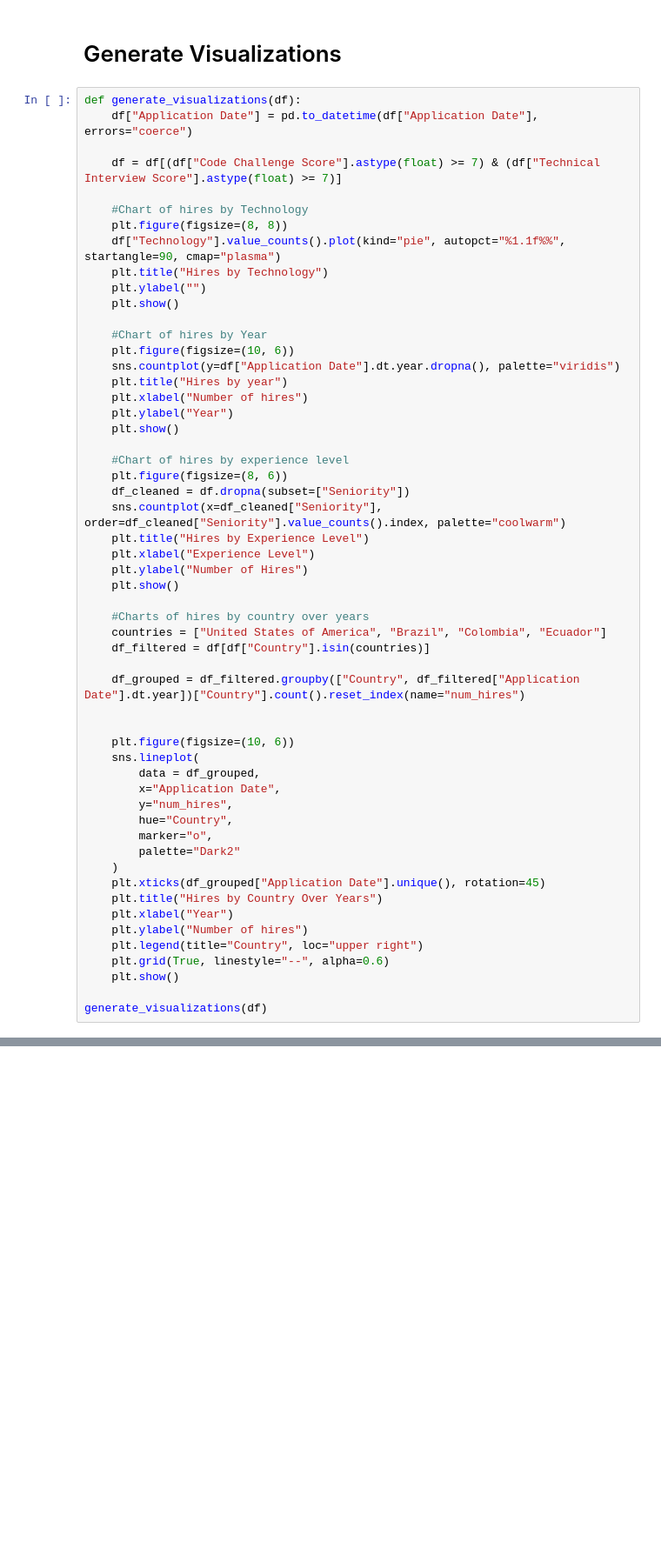
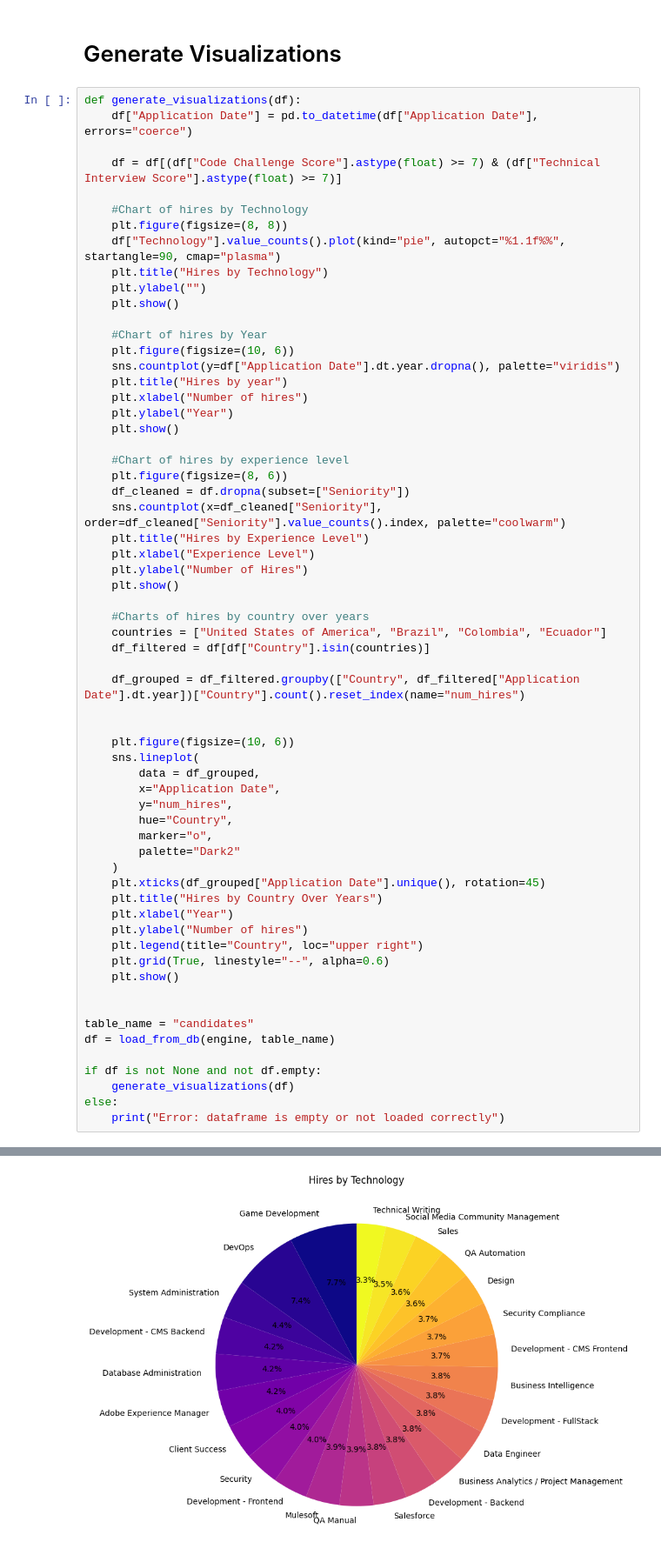
Before and after one commit to dcontreras1/workshop01, a Jupyter notebook: Notebook/candidates_workshop.ipynb, the cells around one changed output, grey strips where cells are left out. Shown: that part at 87% size. Drawn from its saved outputs; the diff is of its cells as text; blank space fills up the shorter version.

```diff
--- a/Notebook/candidates_workshop.ipynb
+++ b/Notebook/candidates_workshop.ipynb
@@ -143,5 +143,12 @@ def generate_visualizations(df):
     plt.grid(True, linestyle="--", alpha=0.6)
     plt.show()
 
-generate_visualizations(df)
+
+table_name = "candidates"
+df = load_from_db(engine, table_name)
+
+if df is not None and not df.empty:
+    generate_visualizations(df)
+else:
+    print("Error: dataframe is empty or not loaded correctly")
 # %% [output]
@@ -148,0 +156 @@ NameError: name 'df' is not defined
+[figure, added]
```
Also changed, not shown: parts of 1 cell of this notebook.
